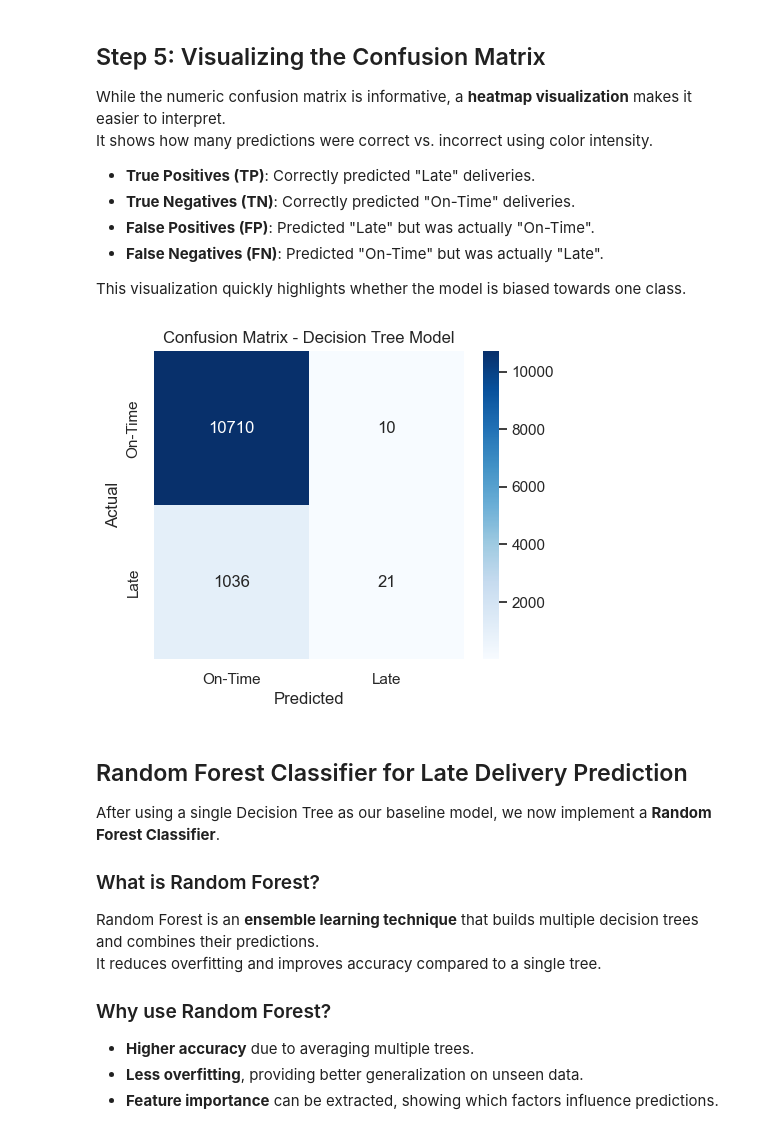
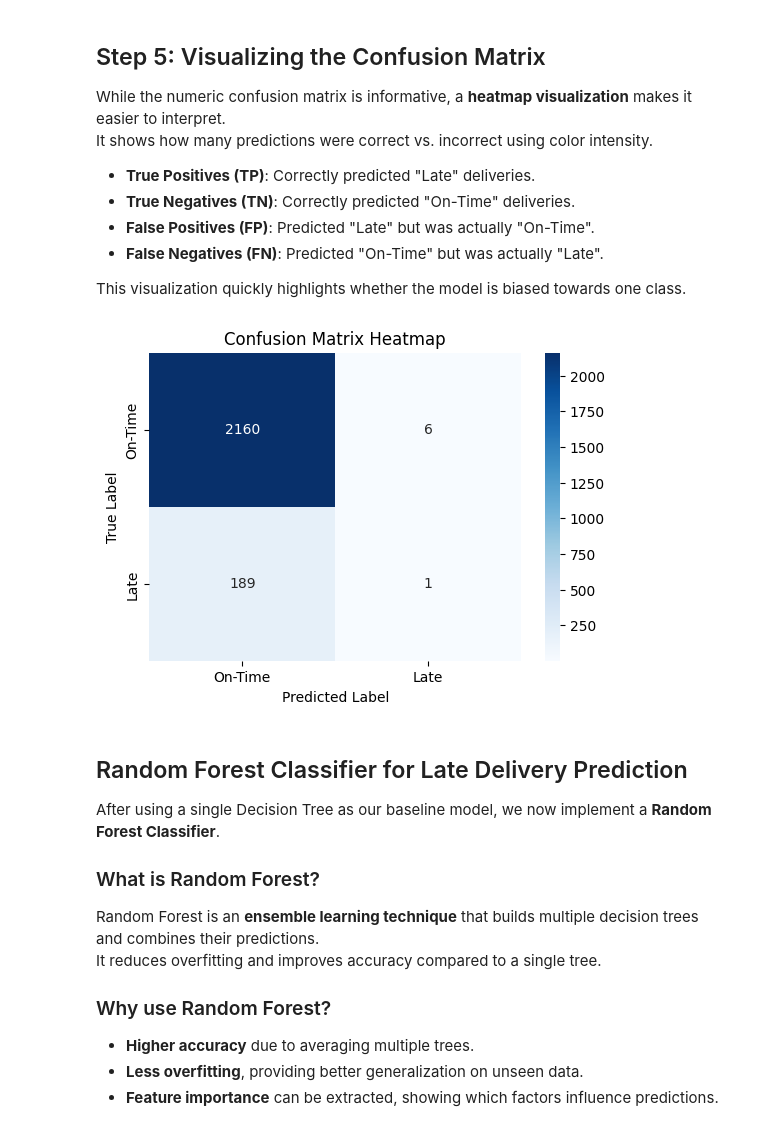
Before and after one commit to ibtj21/DSA2040A_DataMining_Group-6, a Jupyter notebook: notebooks/2_data_mining.ipynb, the cells around one changed output. Drawn from its saved outputs; the diff is of its cells as text; code cells hidden in the pictures.

```diff
--- a/notebooks/2_data_mining.ipynb
+++ b/notebooks/2_data_mining.ipynb
@@ -648,25 +674,15 @@ This evaluation helps determine if our model is **reliable** or needs further tu
 # %%
-# Import required libraries
 from sklearn.metrics import confusion_matrix, classification_report, accuracy_score
-from sklearn.tree import DecisionTreeClassifier
 
-# 1. Define features (X) and target (y)
-X = df[['freight_value', 'product_weight_g', 'price']]
-y = df['LateDelivery']
+#  Generate predictions again (in case not already done)
+y_pred = dt_model.predict(X_test)
 
-# 2. Train Decision Tree Model
-clf = DecisionTreeClassifier(max_depth=4, random_state=42)
-clf.fit(X, y)
+#  Compute the confusion matrix
+cm = confusion_matrix(y_test, y_pred)
 
-# 3. Make predictions
-y_pred = clf.predict(X)
-
-# 4. Generate confusion matrix
-cm = confusion_matrix(y, y_pred)
-
-# ✅ 5. Print classification metrics
+#  Print evaluation metrics
 print("Confusion Matrix:\n", cm)
-print("\nClassification Report:\n", classification_report(y, y_pred))
-print("\nAccuracy Score:", accuracy_score(y, y_pred))
+print("\nClassification Report:\n", classification_report(y_test, y_pred))
+print("\nAccuracy Score:", accuracy_score(y_test, y_pred))
 # %% [output]
 Confusion Matrix:
@@ -738,22 +753,23 @@ It shows how many predictions were correct vs. incorrect using color intensity.
 - **False Negatives (FN)**: Predicted "On-Time" but was actually "Late".
 
 This visualization quickly highlights whether the model is biased towards one class.
-# %%
-import seaborn as sns
-import matplotlib.pyplot as plt
-
-# Step 6.1: Get the confusion matrix
-cm = confusion_matrix(y, y_pred)
-
-# Step 6.2: Plot using seaborn heatmap
-plt.figure(figsize=(5,4))
-sns.heatmap(cm, annot=True, fmt='d', cmap='Blues', xticklabels=['On-Time','Late'], yticklabels=['On-Time','Late'])
-plt.xlabel('Predicted')
-plt.ylabel('Actual')
-plt.title('Confusion Matrix - Decision Tree Model')
-plt.show()
-# %% [output]
-[figure, removed]
+# %%
+import seaborn as sns
+import matplotlib.pyplot as plt
+from sklearn.metrics import confusion_matrix
+
+#  Compute confusion matrix
+cm = confusion_matrix(y_test, y_pred)
+
+#  Create a heatmap for visualization
+plt.figure(figsize=(6,4))
+sns.heatmap(cm, annot=True, fmt="d", cmap="Blues", xticklabels=["On-Time", "Late"], yticklabels=["On-Time", "Late"])
+plt.xlabel("Predicted Label")
+plt.ylabel("True Label")
+plt.title("Confusion Matrix Heatmap")
+plt.show()
+# %% [output]
+[figure, added]
 # %% [markdown]
 ## Random Forest Classifier for Late Delivery Prediction
 
```
Also changed, not shown: parts of 11 cells of this notebook.
